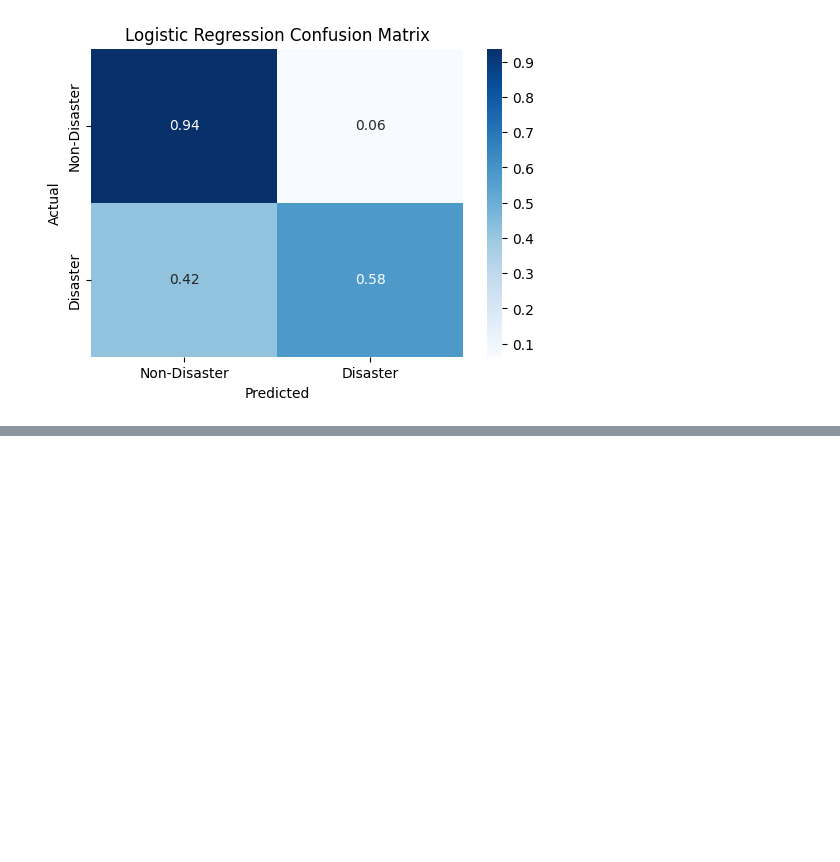
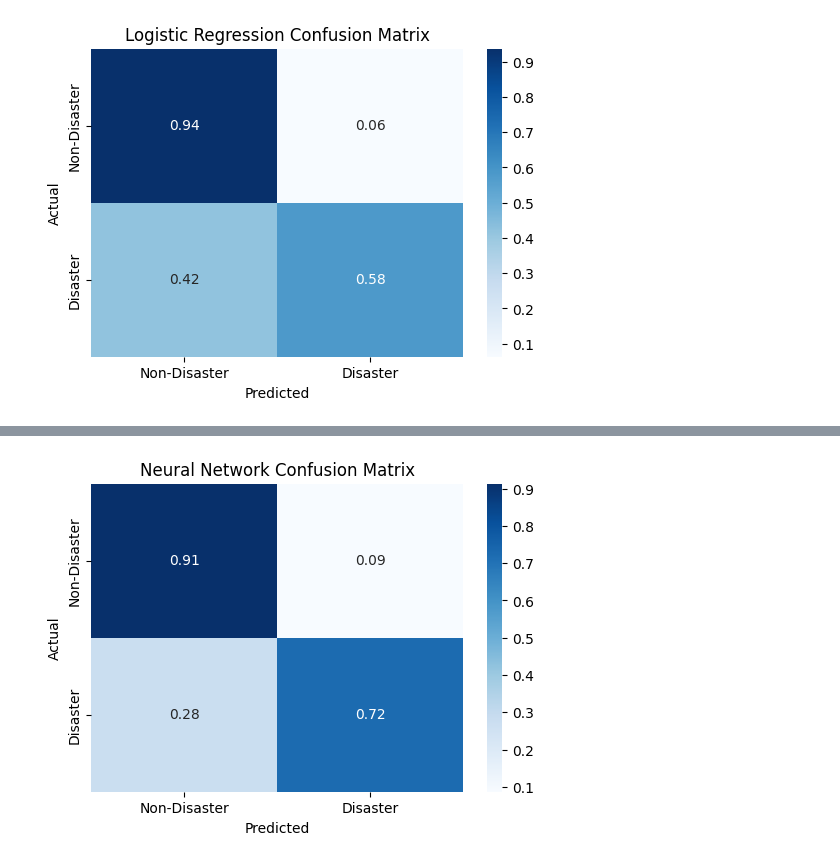
Before and after one commit to tracy-qiu/CS4100-ai-disaster-tweets-project, a Jupyter notebook: classifier.ipynb, the cells around one changed output, grey strips where cells are left out. Drawn from its saved outputs; the diff is of its cells as text; code cells hidden in the pictures; blank space fills up the shorter version.

Commit message:
Add classifer using neural networks init

```diff
--- a/classifier.ipynb
+++ b/classifier.ipynb
@@ -179,3 +180,22 @@ plt.title('Logistic Regression Confusion Matrix')
 plt.show()
 # %% [output]
 [figure]
+# %%
+# Neural Network
+#https://scikit-learn.org/stable/modules/generated/sklearn.neural_network.MLPClassifier.html#sklearn.neural_network.MLPClassifier
+def neural_network(X_train, X_test, y_train, y_test):
+    scaler = StandardScaler()
+    # scale data to reduce ranges
+    X_train = scaler.fit_transform(X_train)
+    X_test = scaler.transform(X_test)
+    # increased max iter to prevent early time out
+    clf = MLPClassifier(max_iter=500, solver='lbfgs', alpha=1e-5, random_state=1, hidden_layer_sizes=(10,2))
+    clf.fit(X_train, y_train)
+    y_pred = clf.predict(X_test)
+    print('accuracy:', metrics.accuracy_score(y_test, y_pred))
+    print(metrics.classification_report(y_test,
+                                    y_pred))
+    return y_pred
+
+print('Neural Network\n')
+ypred_nn = neural_network(X_train, X_test, y_train, y_test)
@@ -181,0 +214,14 @@ plt.show()
+# %%
+#Plot Neural Network confusion matrix
+cf_matrix = confusion_matrix(y_test, ypred_nn)
+categories = ['Non-Disaster', 'Disaster']
+cf_normalized = cf_matrix.astype('float') / cf_matrix.sum(axis=1)[:, np.newaxis]
+plt.figure(figsize= (6,4))
+sns.heatmap(cf_normalized, annot=True, fmt='.2f', cmap='Blues',
+            xticklabels=categories, yticklabels=categories)
+plt.xlabel('Predicted')
+plt.ylabel('Actual')
+plt.title('Neural Network Confusion Matrix')
+plt.show()
+# %% [output]
+[figure, added]
```
Also changed, not shown: parts of 3 cells of this notebook.
